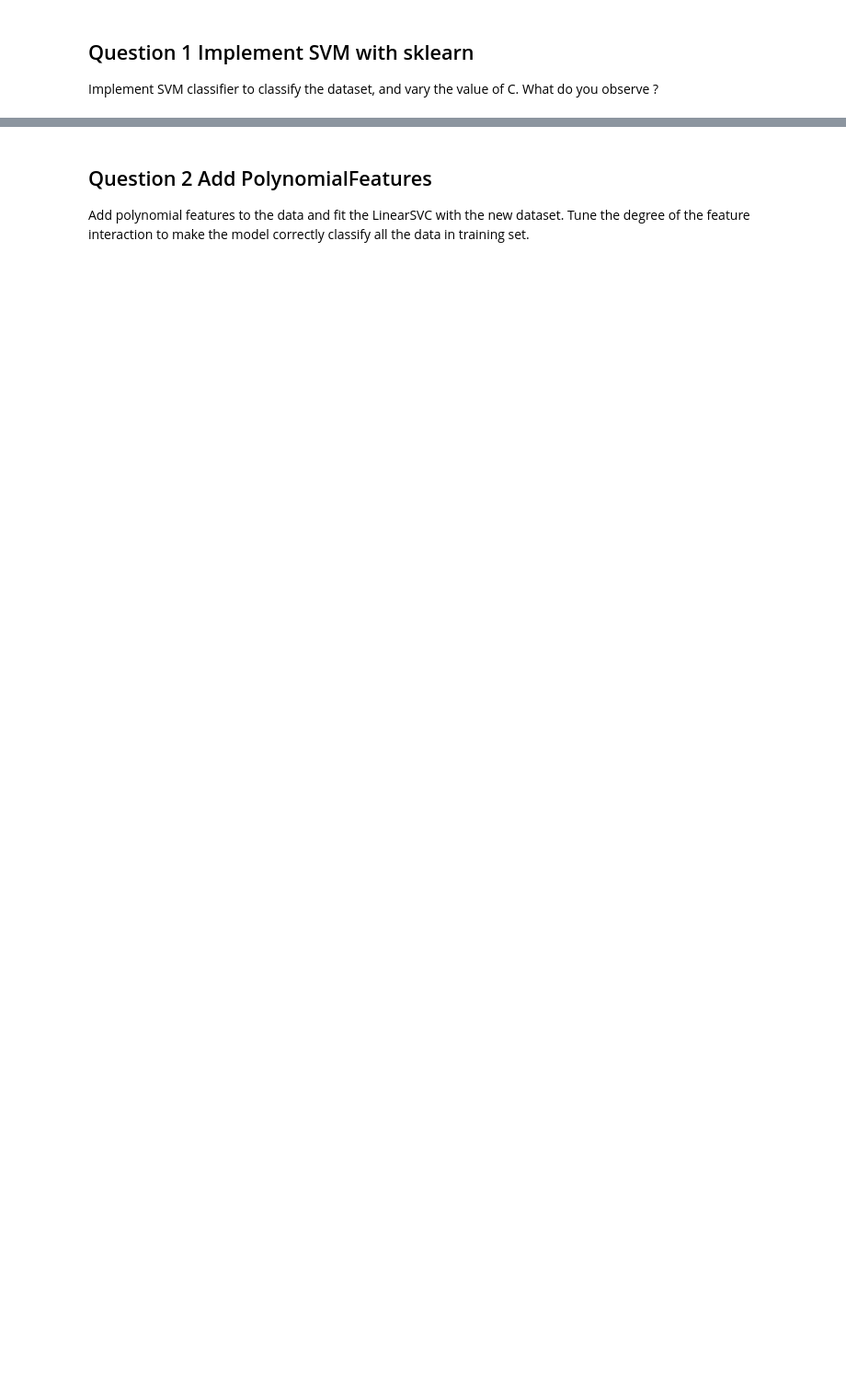
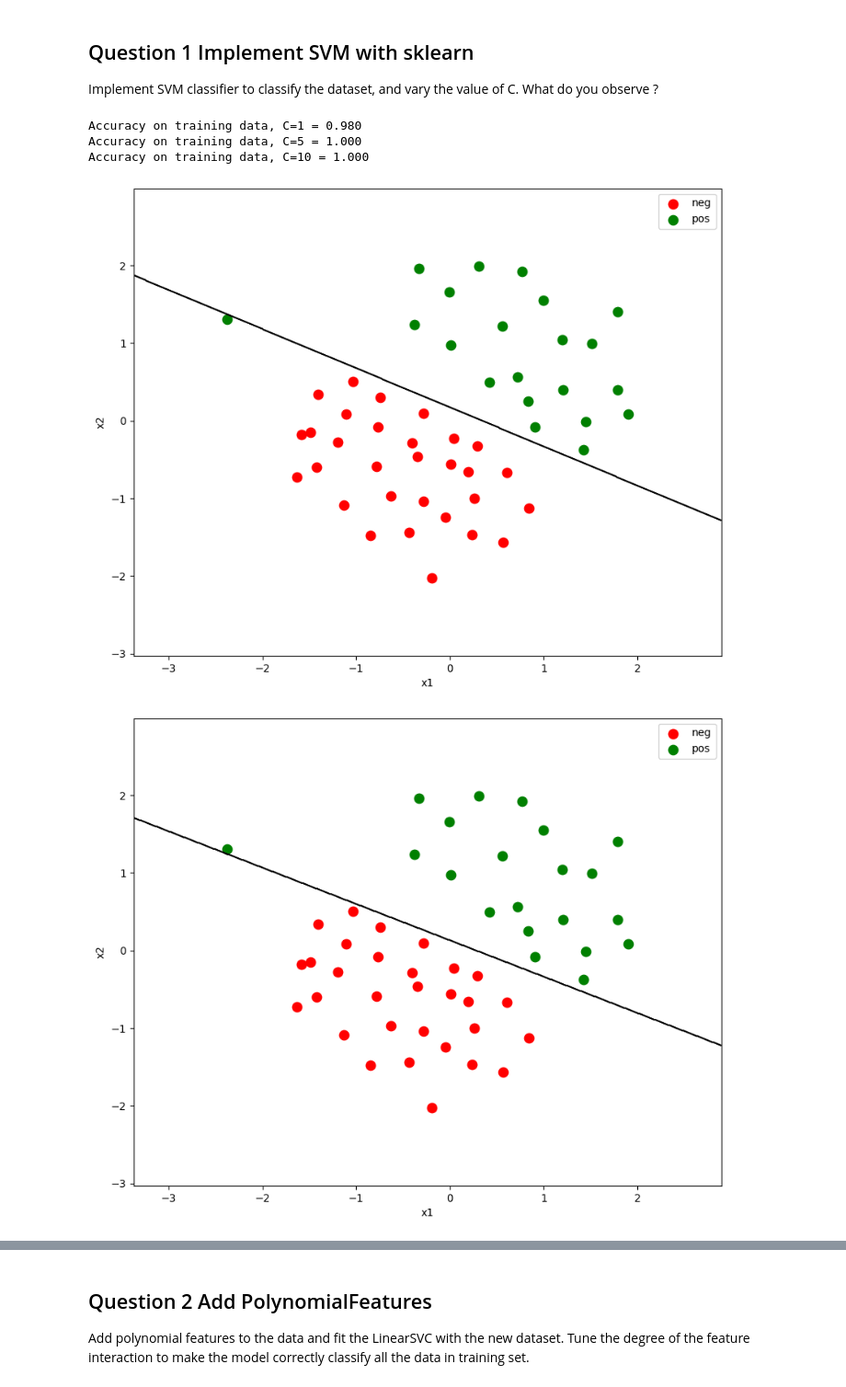
Before and after one commit to christian-ruiz/comp-642, a Jupyter notebook: module4/HW4_Provided/svm/hw_4_svm.ipynb, the cells around one changed output, grey strips where cells are left out. Shown at 92% size. Cells and saved outputs as stored; diff of their text form; code cells hidden in the pictures; blank space fills up the shorter version.

```diff
--- a/module4/HW4_Provided/svm/hw_4_svm.ipynb
+++ b/module4/HW4_Provided/svm/hw_4_svm.ipynb
@@ -37,40 +51,47 @@ from sklearn.svm import LinearSVC
 # Scale the data and set up the SVM training                               #
 ############################################################################
 
 # scale the data
-
 scaler = preprocessing.StandardScaler().fit(X)
 scaleX = scaler.transform(X)
 
 # add an intercept term and convert y values from [0,1] to [-1,1]
 
 XX = np.array([(1,x1,x2) for (x1,x2) in scaleX])
 yy = np.ones(y.shape)
 yy[y == 0] = -1
 yy[y == 0] = -1
 
 ############################################################################
 #  Training linear SVM                                                     #
 #  Train a linear SVM on the data set and the plot the learned             #
 #  decision boundary                                                       #
 ############################################################################
 
 ############################################################################
 # TODO :: You will change this line below to vary C.                       #
 ############################################################################
-C = 1
+C_list = [1, 5, 10]
+for C in C_list:
+    # TODO :: define your svm classifier by using sklearn LinearSVC; expect 1 line of code
+    svm = LinearSVC(C=C, dual=False, random_state=42)
 
-# TODO :: define your svm classifier by using sklearn LinearSVC; expect 1 line of code
-
-# TODO :: fit on your training data; expect 1 line of code
+    # TODO :: fit on your training data; expect 1 line of code
+    svm.fit(XX, yy)
 
 
 
-# TODO :: classify the training data; expect 1 line of code
-y_pred = svm.predict(XX)
+    # TODO :: classify the training data; expect 1 line of code
+    y_pred = svm.predict(XX)
 
-print("Accuracy on training data = %.3f" %metrics.accuracy_score(yy,y_pred))
+    print(f"Accuracy on training data, C={C} = %.3f" %metrics.accuracy_score(yy,y_pred))
 
-# visualize the decision boundarFy
+    # visualize the decision boundarFy
 
-utils.plot_decision_boundary(scaleX,y,svm,'x1','x2',['neg','pos'])
+    utils.plot_decision_boundary(scaleX,y,svm,'x1','x2',['neg','pos'])
+# %% [output]
+Accuracy on training data, C=1 = 0.980
+Accuracy on training data, C=5 = 1.000
+Accuracy on training data, C=10 = 1.000
+[figure, added]
+[figure, added]
```
Also changed, not shown: parts of 6 cells of this notebook, 9 other files.
